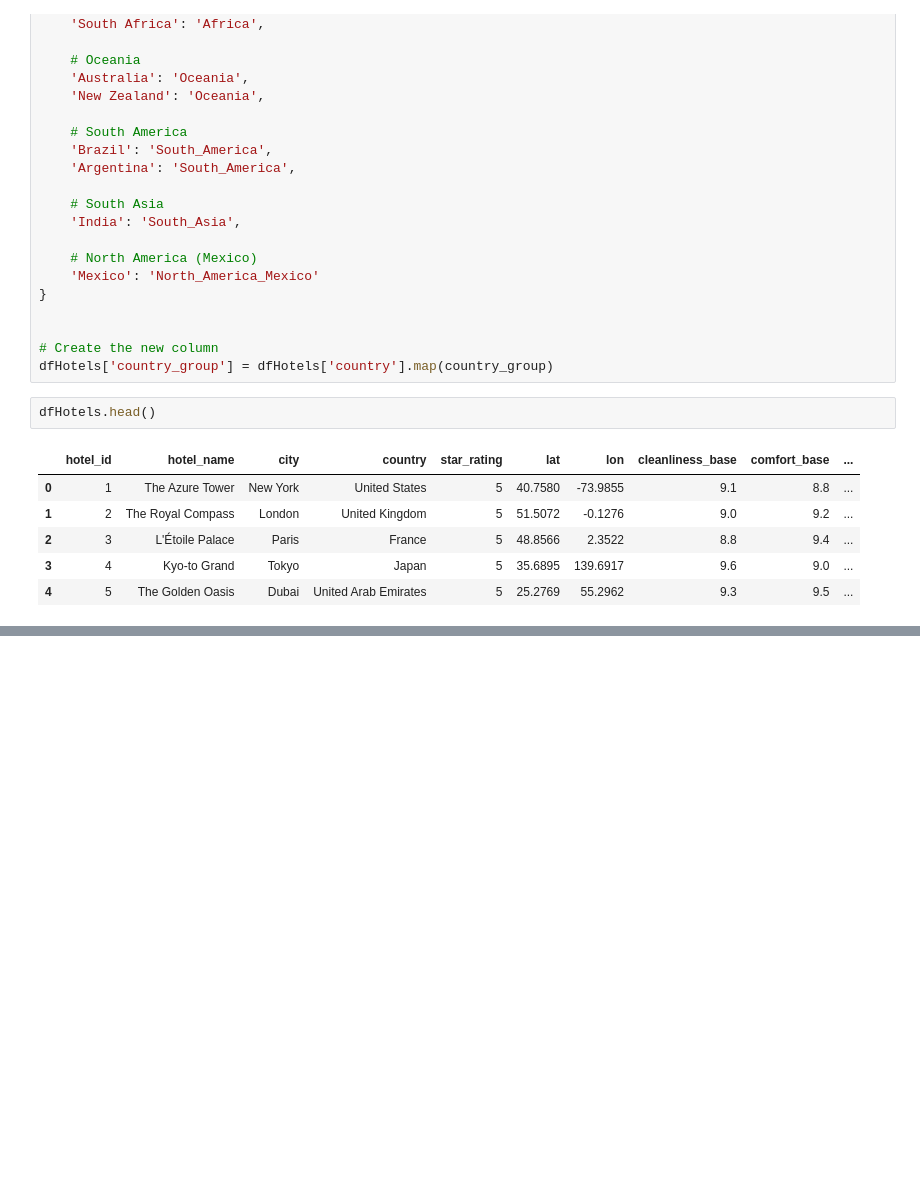
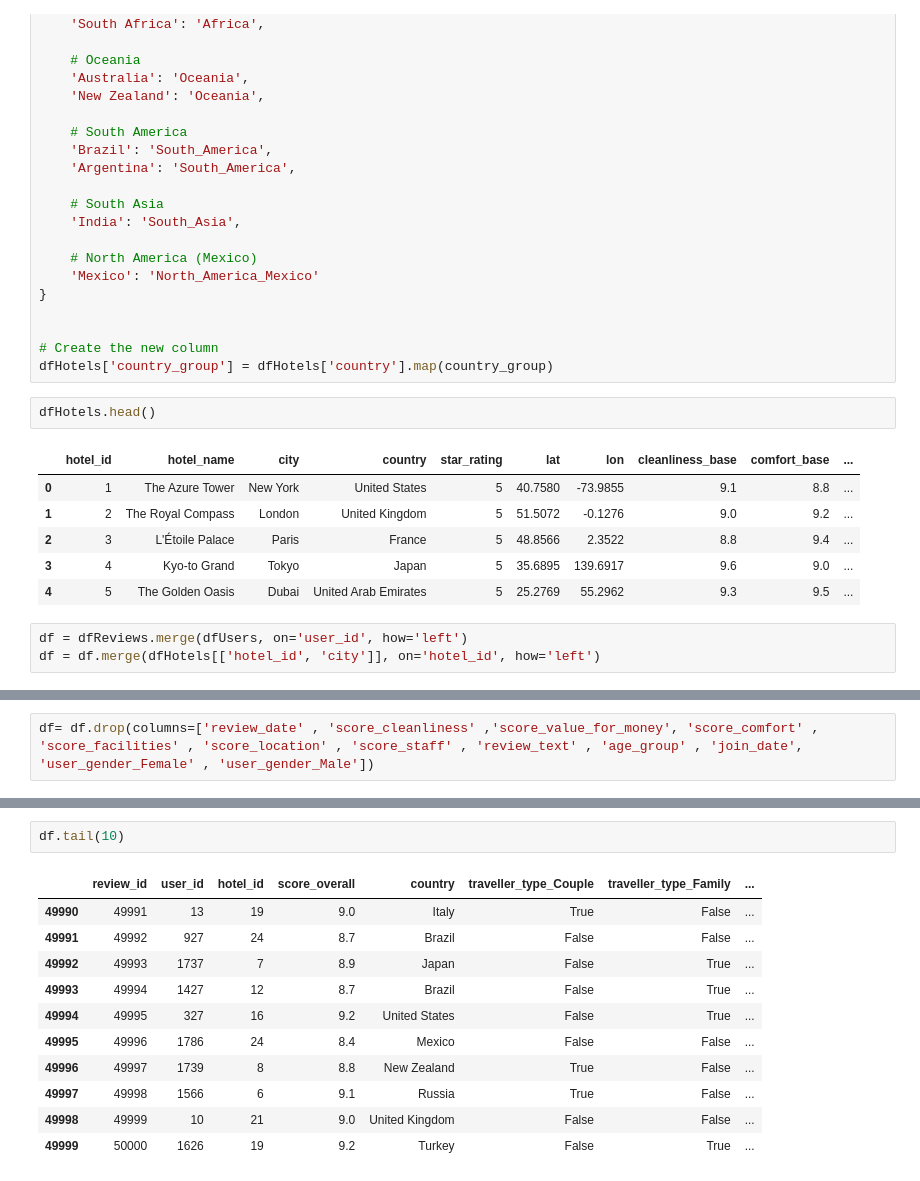
Before and after one commit to AbdulrahmanBassem/ACL_Team-63, a Jupyter notebook: acl-milestone-1.ipynb, the cells around one changed output, grey strips where cells are left out. Drawn from its saved outputs; the diff is of its cells as text; blank space fills up the shorter version.

```diff
--- a/acl-milestone-1.ipynb
+++ b/acl-milestone-1.ipynb
@@ -217,3 +217,6 @@ dfHotels.head()
 | 2 | 3 | L'Étoile Palace | Paris | France | 5 | 48.8566 | 2.3522 | 8.8 | 9.4 | ... |
 | 3 | 4 | Kyo-to Grand | Tokyo | Japan | 5 | 35.6895 | 139.6917 | 9.6 | 9.0 | ... |
 | 4 | 5 | The Golden Oasis | Dubai | United Arab Emirates | 5 | 25.2769 | 55.2962 | 9.3 | 9.5 | ... |
+# %%
+df = dfReviews.merge(dfUsers, on='user_id', how='left')
+df = df.merge(dfHotels[['hotel_id', 'city']], on='hotel_id', how='left')
@@ -219,0 +233,2 @@ dfHotels.head()
+# %%
+df= df.drop(columns=['review_date' , 'score_cleanliness' ,'score_value_for_money', 'score_comfort' , 'score_facilities' , 'score_location' , 'score_staff' , 'review_text' , 'age_group' , 'join_date', 'user_gender_Female' , 'user_gender_Male'])
@@ -219,0 +244,14 @@ dfHotels.head()
+# %%
+df.tail(10)
+# %% [output]
+|  | review_id | user_id | hotel_id | score_overall | country | traveller_type_Couple | traveller_type_Family | ... |
+| 49990 | 49991 | 13 | 19 | 9.0 | Italy | True | False | ... |
+| 49991 | 49992 | 927 | 24 | 8.7 | Brazil | False | False | ... |
+| 49992 | 49993 | 1737 | 7 | 8.9 | Japan | False | True | ... |
+| 49993 | 49994 | 1427 | 12 | 8.7 | Brazil | False | True | ... |
+| 49994 | 49995 | 327 | 16 | 9.2 | United States | False | True | ... |
+| 49995 | 49996 | 1786 | 24 | 8.4 | Mexico | False | False | ... |
+| 49996 | 49997 | 1739 | 8 | 8.8 | New Zealand | True | False | ... |
+| 49997 | 49998 | 1566 | 6 | 9.1 | Russia | True | False | ... |
+| 49998 | 49999 | 10 | 21 | 9.0 | United Kingdom | False | False | ... |
+| 49999 | 50000 | 1626 | 19 | 9.2 | Turkey | False | True | ... |
```
Also changed, not shown: parts of 2 cells of this notebook.
